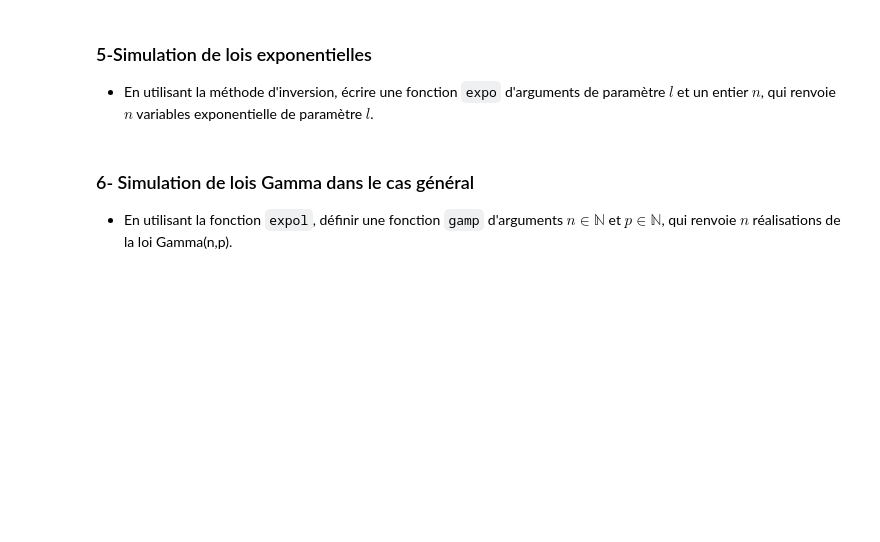
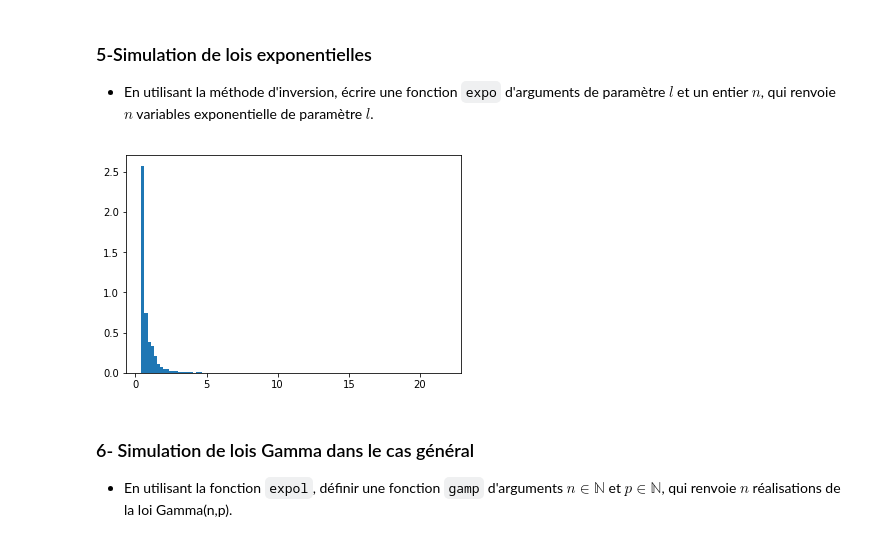
Before and after one commit to Alexsaphir/MethodeNumeriqueDeterministe, a Jupyter notebook: TP-SimulationLois-enonce.ipynb, the cells around one changed output. Drawn from its saved outputs; the diff is of its cells as text; code cells hidden in the pictures; blank space fills up the shorter version.

```diff
--- a/TP-SimulationLois-enonce.ipynb
+++ b/TP-SimulationLois-enonce.ipynb
@@ -326,6 +332,18 @@ def g2(x,a):
 ### 5-Simulation de lois exponentielles
 
 - En utilisant  la méthode d'inversion, écrire une fonction `expo` d'arguments de paramètre $l$ et un entier $n$, qui renvoie $n$ variables exponentielle de paramètre $l$.
+# %%
+def expInv(U, l):
+    return -1./l*np.log(U)
+
+def expo(l, n):
+    U = rd.uniform(0, 1, n)
+    return expInv(U,l)
+
+Z = gamrej(10000,.5)
+plt.hist(Z, bins=100,normed=1);
+# %% [output]
+[figure, added]
 # %% [markdown]
 ### 6- Simulation de lois Gamma dans le cas général
 
```
Also changed, not shown: parts of 12 cells of this notebook.
